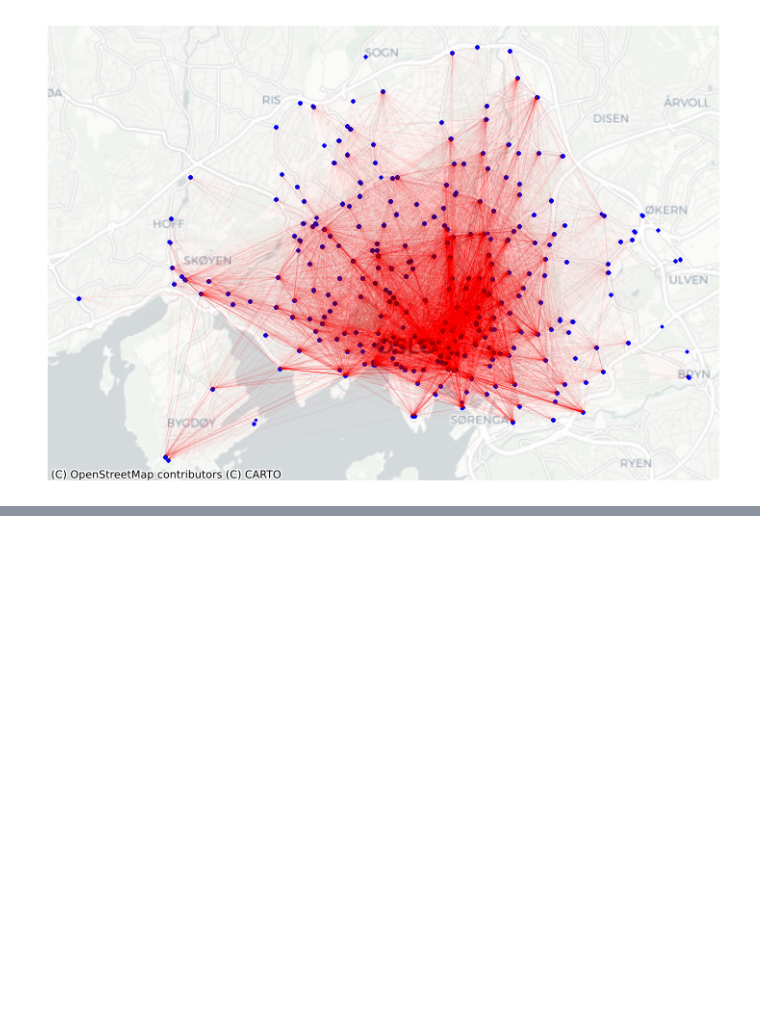
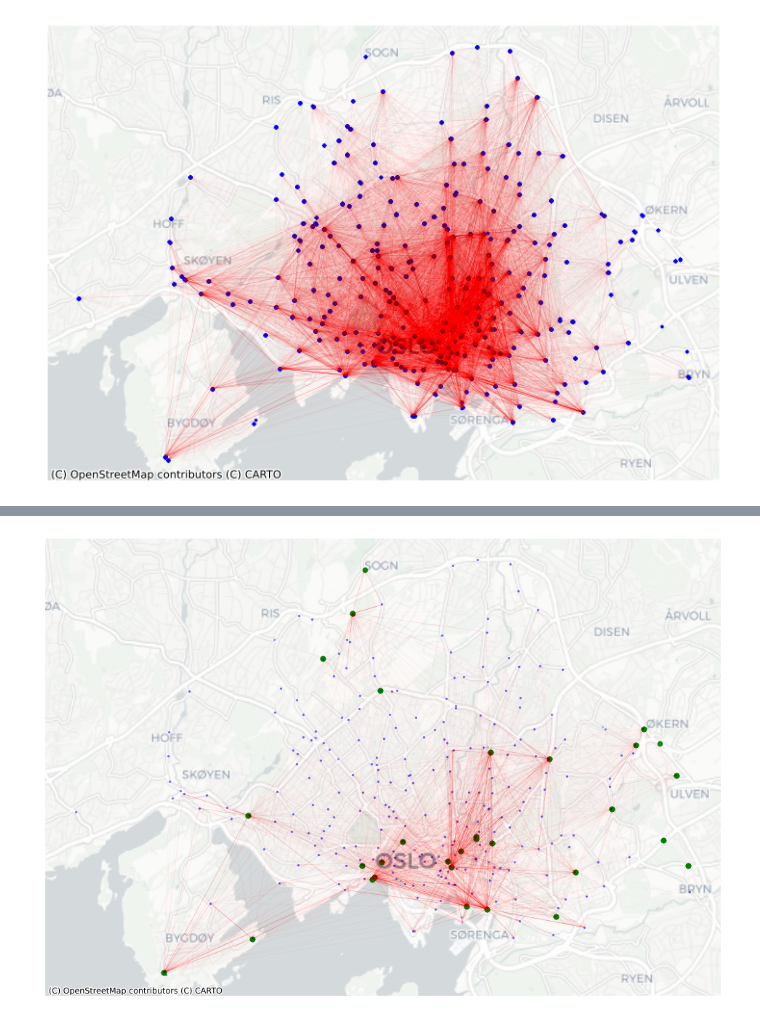
Before and after one commit to niclasclassen/oslo-city-bikes-network-flow-analysis, a Jupyter notebook: main.ipynb, the cells around one changed output, grey strips where cells are left out. Drawn from its saved outputs; the diff is of its cells as text; code cells hidden in the pictures; blank space fills up the shorter version.

Commit message:
add flow of new stations

```diff
--- a/main.ipynb
+++ b/main.ipynb
@@ -508,0 +520,34 @@ cx.add_basemap(ax, crs=gdf_stations.crs, source=cx.providers.CartoDB.Positron)
+# %%
+rides_new_stations_start = gdf_rides.loc[gdf_rides['start_station_id'].isin(list(difference_19_24))]
+rides_new_stations_end = gdf_rides.loc[gdf_rides['end_station_id'].isin(list(difference_19_24))]
+# %%
+frames = [rides_new_stations_start, rides_new_stations_end]
+rides_new_stations = pd.concat(frames)
+# %%
+# Preprocessing
+gdf_rides_unique_19_24 = rides_new_stations.drop_duplicates(subset=['start_station_id','end_station_id'])
+rides_count_19_24 =rides_new_stations.groupby(['start_station_id', 'end_station_id'])['start_station_latitude'].count()
+testdf_19_24 = pd.DataFrame(data=rides_count_19_24.index, columns=['station_ids'])
+testdf2_19_24 = pd.DataFrame(data=rides_count_19_24.values, columns=['count'])
+rides_count_19_24_df = pd.merge(testdf_19_24, testdf2_19_24, left_index=True, right_index=True)
+rides_count_19_24_df[['start_station_id','end_station_id']] = rides_count_19_24_df.station_ids.apply(
+   lambda x: pd.Series(str(x).split(",")))
+rides_count_19_24_df['start_station_id'] = rides_count_19_24_df['start_station_id'].str[1:]
+rides_count_19_24_df['end_station_id'] = rides_count_19_24_df['end_station_id'].str.rstrip(')')
+rides_count_19_24_df['start_station_id'] = pd.to_numeric(rides_count_19_24_df['start_station_id'])
+rides_count_19_24_df['end_station_id'] = pd.to_numeric(rides_count_19_24_df['end_station_id'])
+gdf_rides_unique_count_19_24 = pd.merge(gdf_rides_unique_19_24, rides_count_19_24_df, 'inner',on=['start_station_id', 'end_station_id'])
+# %%
+min_max_scaler_19_24 = MinMaxScaler()
+min_max_scaler_19_24.fit(np.array(list(gdf_rides_unique_count_19_24['count'])).reshape(-1, 1))
+gdf_rides_unique_count_19_24_scaled = gdf_rides_unique_count_19_24.copy()
+gdf_rides_unique_count_19_24_scaled['count'] = min_max_scaler_19_24.transform(np.array(list(gdf_rides_unique_count_19_24['count'])).reshape(-1, 1))
+# %%
+f, ax = plt.subplots(1, figsize=(12, 12))
+gdf_rides_unique_count_19_24_scaled.plot(linewidth= 0.3, alpha=gdf_rides_unique_count_19_24_scaled['count'], ax=ax, color='red')
+gdf_stations_2019.plot(alpha=0.05, markersize=2, ax=ax, color='blue')
+stations_change_2024_2019_df.plot(alpha=0.9, markersize=20, ax=ax, color='green')
+ax.set_axis_off()
+cx.add_basemap(ax, crs=gdf_stations_2024.crs, source=cx.providers.CartoDB.Positron)
+# %% [output]
+[figure, added]
```
Also changed, not shown: parts of 3 cells of this notebook.
